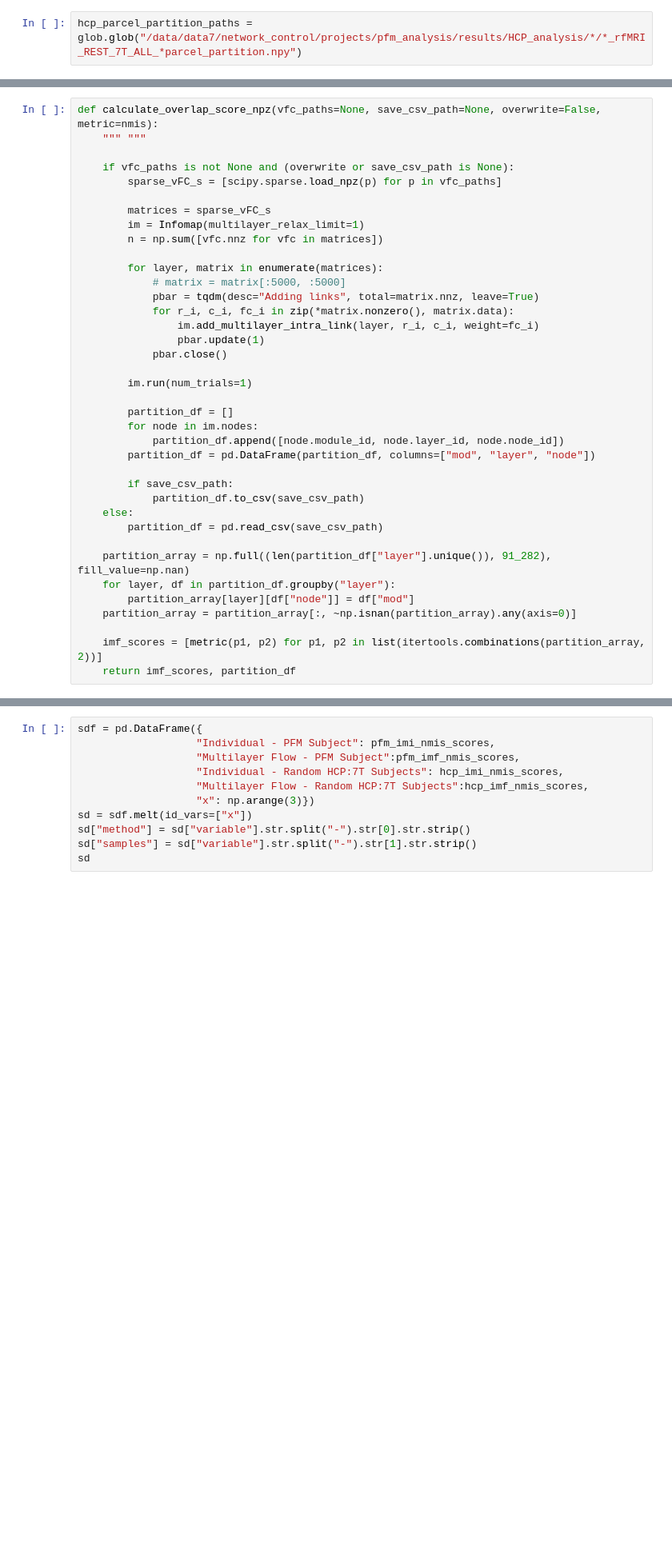
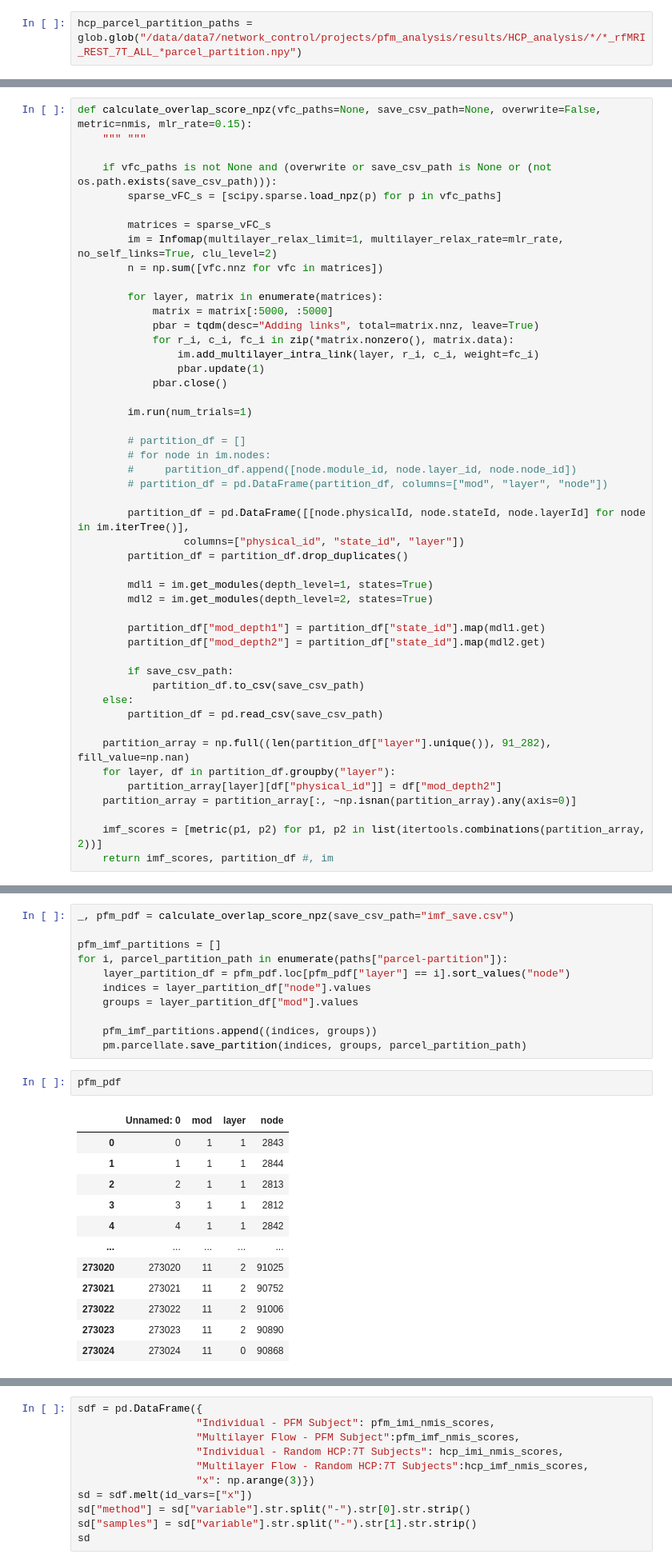
Before and after one commit to cole-khamnei/precision_mapping, a Jupyter notebook: notebooks/dev_nb.ipynb, the cells around one changed output, grey strips where cells are left out. Shown at 80% size. Saved outputs shown, nothing was run; the diff lists cells and outputs as text; blank space fills up the shorter version.

```diff
--- a/notebooks/dev_nb.ipynb
+++ b/notebooks/dev_nb.ipynb
@@ -279,18 +284,18 @@ def accuracy(z, h):
 def co_cluster_percent(p1, p2):
     return np.sum([np.max(np.unique(p2[p1 == i], return_counts=True)[1]) for i in np.unique(p1)]) / len(p1) * 100
 # %%
-def calculate_overlap_score_npz(vfc_paths=None, save_csv_path=None, overwrite=False, metric=nmis):
+def calculate_overlap_score_npz(vfc_paths=None, save_csv_path=None, overwrite=False, metric=nmis, mlr_rate=0.15):
     """ """
 
-    if vfc_paths is not None and (overwrite or save_csv_path is None):
+    if vfc_paths is not None and (overwrite or save_csv_path is None or (not os.path.exists(save_csv_path))):
         sparse_vFC_s = [scipy.sparse.load_npz(p) for p in vfc_paths]
 
         matrices = sparse_vFC_s
-        im = Infomap(multilayer_relax_limit=1)
+        im = Infomap(multilayer_relax_limit=1, multilayer_relax_rate=mlr_rate, no_self_links=True, clu_level=2)
         n = np.sum([vfc.nnz for vfc in matrices])
 
         for layer, matrix in enumerate(matrices):
-            # matrix = matrix[:5000, :5000]
+            matrix = matrix[:5000, :5000]
             pbar = tqdm(desc="Adding links", total=matrix.nnz, leave=True)
             for r_i, c_i, fc_i in zip(*matrix.nonzero(), matrix.data):
                 im.add_multilayer_intra_link(layer, r_i, c_i, weight=fc_i)
@@ -299,10 +304,20 @@ def calculate_overlap_score_npz(vfc_paths=None, save_csv_path=None, overwrite=Fa
 
         im.run(num_trials=1)
 
-        partition_df = []
-        for node in im.nodes:
-            partition_df.append([node.module_id, node.layer_id, node.node_id])
-        partition_df = pd.DataFrame(partition_df, columns=["mod", "layer", "node"])
+        # partition_df = []
+        # for node in im.nodes:
+        #     partition_df.append([node.module_id, node.layer_id, node.node_id])
+        # partition_df = pd.DataFrame(partition_df, columns=["mod", "layer", "node"])
+
+        partition_df = pd.DataFrame([[node.physicalId, node.stateId, node.layerId] for node in im.iterTree()],
+                 columns=["physical_id", "state_id", "layer"])
+        partition_df = partition_df.drop_duplicates()
+
+        mdl1 = im.get_modules(depth_level=1, states=True)
+        mdl2 = im.get_modules(depth_level=2, states=True)
+
+        partition_df["mod_depth1"] = partition_df["state_id"].map(mdl1.get)
+        partition_df["mod_depth2"] = partition_df["state_id"].map(mdl2.get)
 
         if save_csv_path:
             partition_df.to_csv(save_csv_path)
@@ -311,9 +326,9 @@ def calculate_overlap_score_npz(vfc_paths=None, save_csv_path=None, overwrite=Fa
 
     partition_array = np.full((len(partition_df["layer"].unique()), 91_282), fill_value=np.nan)
     for layer, df in partition_df.groupby("layer"):
-        partition_array[layer][df["node"]] = df["mod"]
+        partition_array[layer][df["physical_id"]] = df["mod_depth2"]
     partition_array = partition_array[:, ~np.isnan(partition_array).any(axis=0)]
 
     imf_scores = [metric(p1, p2) for p1, p2 in list(itertools.combinations(partition_array, 2))]
-    return imf_scores, partition_df
+    return imf_scores, partition_df #, im
 # %%
@@ -320,0 +374,26 @@ def calculate_overlap_score_npz(vfc_paths=None, save_csv_path=None, overwrite=Fa
+# %%
+_, pfm_pdf = calculate_overlap_score_npz(save_csv_path="imf_save.csv")
+
+pfm_imf_partitions = []
+for i, parcel_partition_path in enumerate(paths["parcel-partition"]):
+    layer_partition_df = pfm_pdf.loc[pfm_pdf["layer"] == i].sort_values("node")
+    indices = layer_partition_df["node"].values
+    groups = layer_partition_df["mod"].values
+
+    pfm_imf_partitions.append((indices, groups))
+    pm.parcellate.save_partition(indices, groups, parcel_partition_path)
+# %%
+pfm_pdf
+# %% [output]
+|  | Unnamed: 0 | mod | layer | node |
+| 0 | 0 | 1 | 1 | 2843 |
+| 1 | 1 | 1 | 1 | 2844 |
+| 2 | 2 | 1 | 1 | 2813 |
+| 3 | 3 | 1 | 1 | 2812 |
+| 4 | 4 | 1 | 1 | 2842 |
+| ... | ... | ... | ... | ... |
+| 273020 | 273020 | 11 | 2 | 91025 |
+| 273021 | 273021 | 11 | 2 | 90752 |
+| 273022 | 273022 | 11 | 2 | 91006 |
+| 273023 | 273023 | 11 | 2 | 90890 |
+| 273024 | 273024 | 11 | 0 | 90868 |
```
Also changed, not shown: parts of 16 cells of this notebook, 2 other files.
